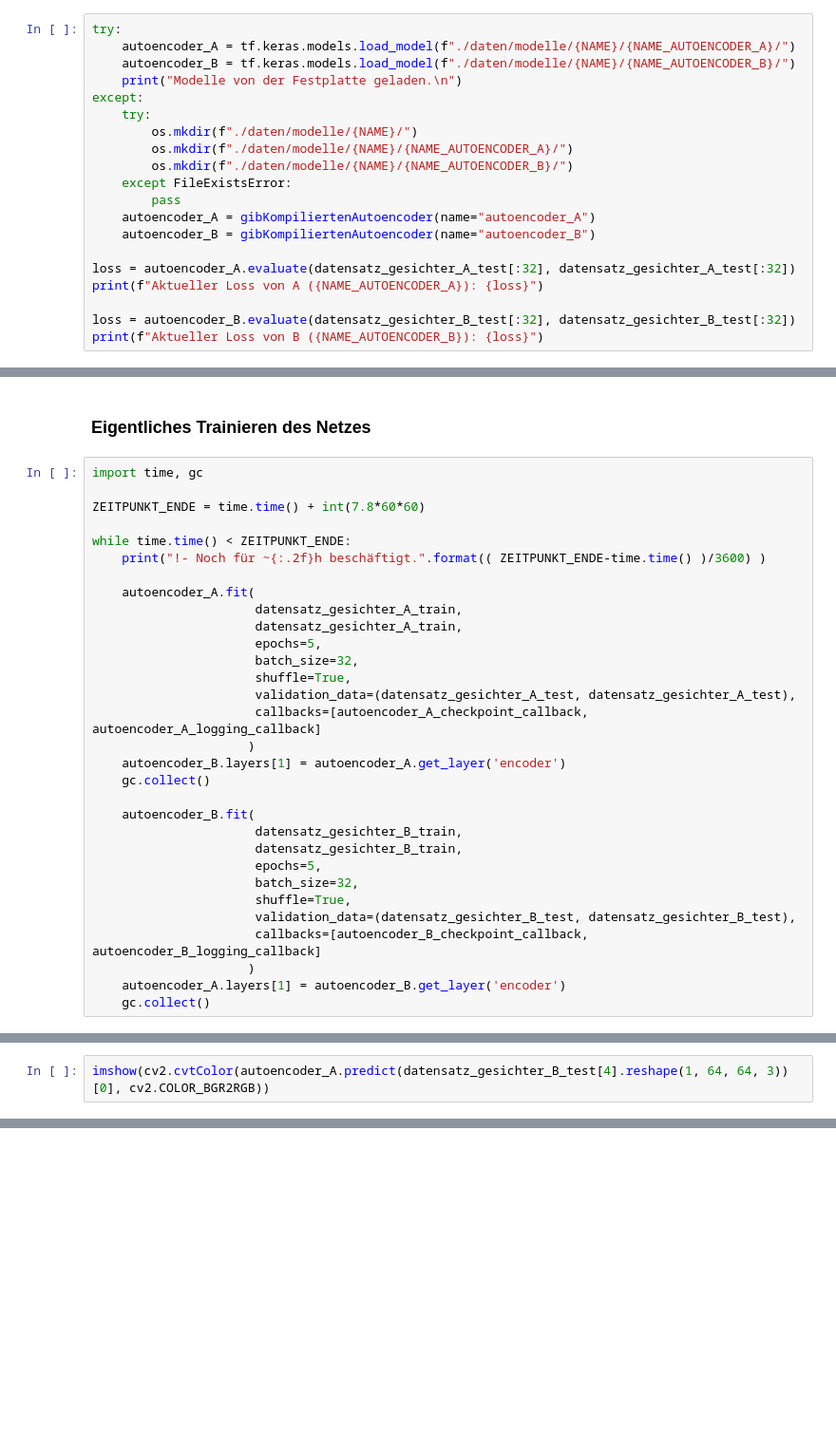
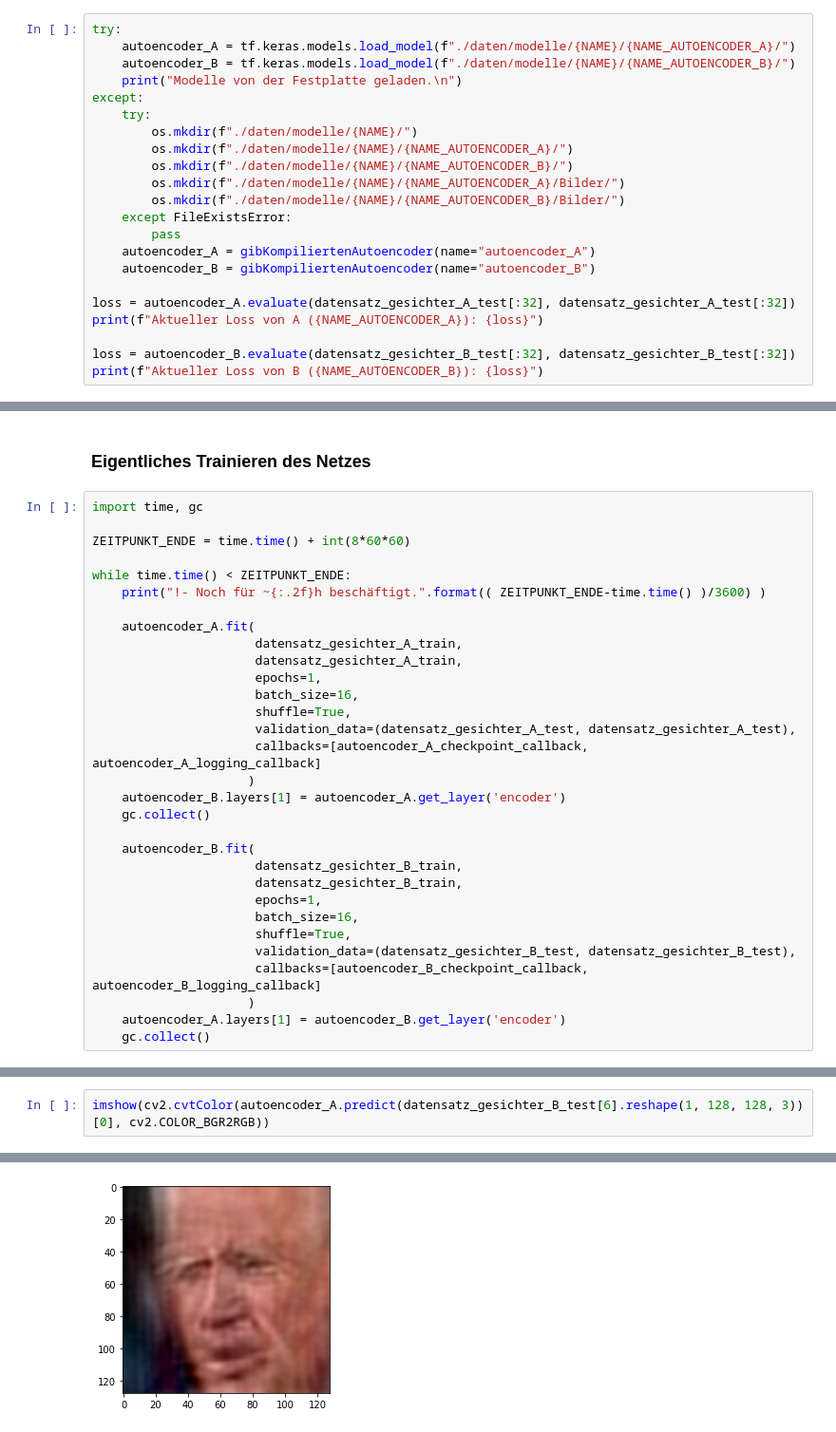
Before and after one commit to eliaskohout/Seminararbeit_Quellcode, a Jupyter notebook: Deepfake.ipynb, the cells around one changed output, grey strips where cells are left out. Shown at 95% size. Saved outputs shown, nothing was run; the diff lists cells and outputs as text; blank space fills up the shorter version.

```diff
--- a/Deepfake.ipynb
+++ b/Deepfake.ipynb
@@ -189,6 +187,8 @@ except:
         os.mkdir(f"./daten/modelle/{NAME}/")
         os.mkdir(f"./daten/modelle/{NAME}/{NAME_AUTOENCODER_A}/")
         os.mkdir(f"./daten/modelle/{NAME}/{NAME_AUTOENCODER_B}/")
+        os.mkdir(f"./daten/modelle/{NAME}/{NAME_AUTOENCODER_A}/Bilder/")
+        os.mkdir(f"./daten/modelle/{NAME}/{NAME_AUTOENCODER_B}/Bilder/")
     except FileExistsError:
         pass
     autoencoder_A = gibKompiliertenAutoencoder(name="autoencoder_A")
@@ -244,7 +258,7 @@ autoencoder_B_checkpoint_callback = ModelCheckpoint(
 # %%
 import time, gc
 
-ZEITPUNKT_ENDE = time.time() + int(7.8*60*60)
+ZEITPUNKT_ENDE = time.time() + int(8*60*60)
 
 while time.time() < ZEITPUNKT_ENDE:
     print("!- Noch für ~{:.2f}h beschäftigt.".format(( ZEITPUNKT_ENDE-time.time() )/3600) )
@@ -252,8 +266,8 @@ while time.time() < ZEITPUNKT_ENDE:
     autoencoder_A.fit(
                       datensatz_gesichter_A_train,
                       datensatz_gesichter_A_train,
-                      epochs=5,
-                      batch_size=32,
+                      epochs=1,
+                      batch_size=16,
                       shuffle=True,
                       validation_data=(datensatz_gesichter_A_test, datensatz_gesichter_A_test),
                       callbacks=[autoencoder_A_checkpoint_callback, autoencoder_A_logging_callback]
@@ -264,8 +278,8 @@ while time.time() < ZEITPUNKT_ENDE:
     autoencoder_B.fit(
                       datensatz_gesichter_B_train,
                       datensatz_gesichter_B_train,
-                      epochs=5,
-                      batch_size=32,
+                      epochs=1,
+                      batch_size=16,
                       shuffle=True,
                       validation_data=(datensatz_gesichter_B_test, datensatz_gesichter_B_test),
                       callbacks=[autoencoder_B_checkpoint_callback, autoencoder_B_logging_callback]
@@ -275,2 +296,3 @@ while time.time() < ZEITPUNKT_ENDE:
 # %%
-imshow(cv2.cvtColor(autoencoder_A.predict(datensatz_gesichter_B_test[4].reshape(1, 64, 64, 3))[0], cv2.COLOR_BGR2RGB))
+imshow(cv2.cvtColor(autoencoder_A.predict(datensatz_gesichter_B_test[6].reshape(1, 128, 128, 3))[0], cv2.COLOR_BGR2RGB))
+# %% [output]
@@ -277,3 +301,4 @@ imshow(cv2.cvtColor(autoencoder_A.predict(datensatz_gesichter_B_test[4].reshape(
+[figure, added]
 # %%
 import Gesichterextrahierer as GE
 
```
Also changed, not shown: parts of 8 cells of this notebook, 6 other files.
